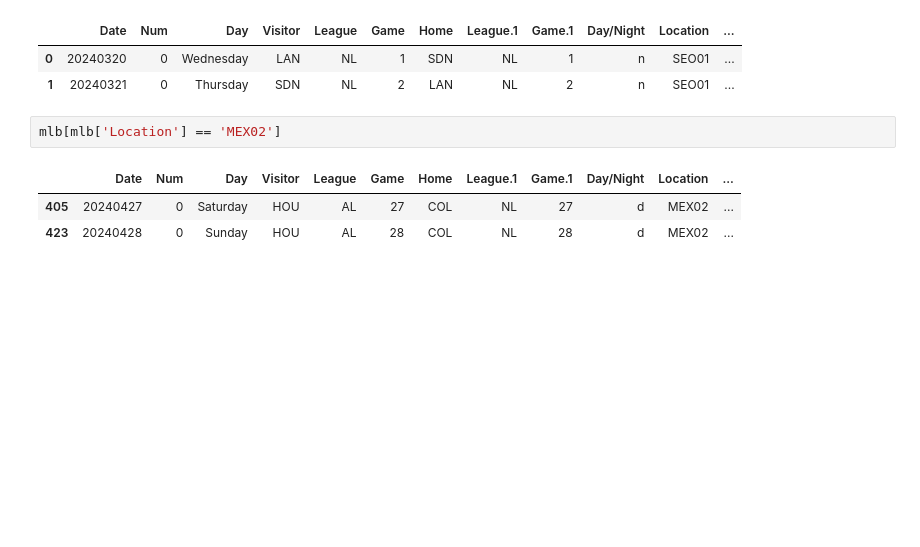
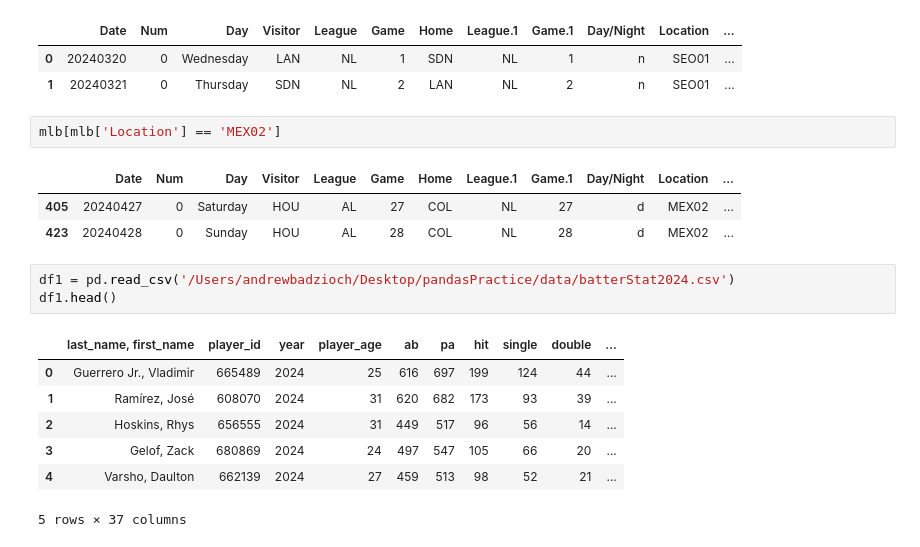
Before and after one commit to apbadzioch/MLB_Things, a Jupyter notebook: MLB/MLBstats2024/2024.ipynb, the cells around one changed output. Cells and saved outputs as stored; diff of their text form; blank space fills up the shorter version.

```diff
--- a/MLB/MLBstats2024/2024.ipynb
+++ b/MLB/MLBstats2024/2024.ipynb
@@ -210,3 +210,14 @@ mlb[mlb['Location'] == 'MEX02']
 |  | Date | Num | Day | Visitor | League | Game | Home | League.1 | Game.1 | Day/Night | Location | ... |
 | 405 | 20240427 | 0 | Saturday | HOU | AL | 27 | COL | NL | 27 | d | MEX02 | ... |
 | 423 | 20240428 | 0 | Sunday | HOU | AL | 28 | COL | NL | 28 | d | MEX02 | ... |
+# %%
+df1 = pd.read_csv('/Users/andrewbadzioch/Desktop/pandasPractice/data/batterStat2024.csv')
+df1.head()
+# %% [output]
+|  | last_name, first_name | player_id | year | player_age | ab | pa | hit | single | double | ... |
+| 0 | Guerrero Jr., Vladimir | 665489 | 2024 | 25 | 616 | 697 | 199 | 124 | 44 | ... |
+| 1 | Ramírez, José | 608070 | 2024 | 31 | 620 | 682 | 173 | 93 | 39 | ... |
+| 2 | Hoskins, Rhys | 656555 | 2024 | 31 | 449 | 517 | 96 | 56 | 14 | ... |
+| 3 | Gelof, Zack | 680869 | 2024 | 24 | 497 | 547 | 105 | 66 | 20 | ... |
+| 4 | Varsho, Daulton | 662139 | 2024 | 27 | 459 | 513 | 98 | 52 | 21 | ... |
+5 rows × 37 columns
```
Also changed, not shown: parts of 8 cells of this notebook, 10 other files.
